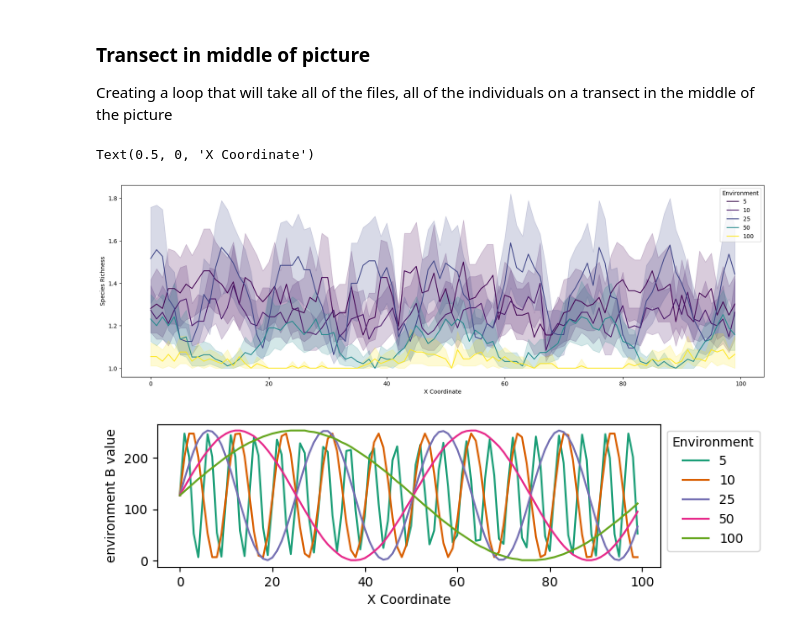
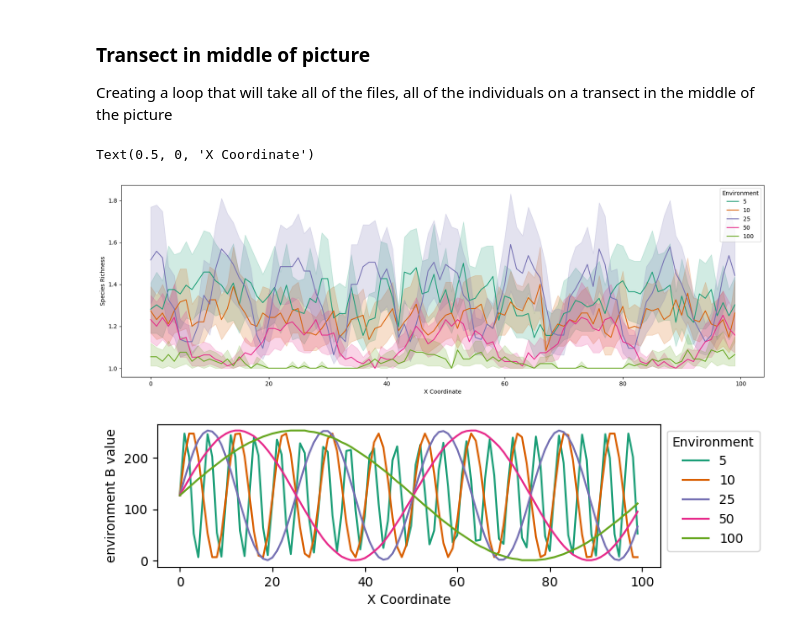
Before and after one commit to giuliabernardinieco/revosim-simulations, a Jupyter notebook: transects.ipynb, the cells around one changed output. Cells and saved outputs as stored; diff of their text form; code cells hidden in the pictures.

Commit message:
changing colour palette

```diff
--- a/transects.ipynb
+++ b/transects.ipynb
@@ -145,11 +145,11 @@ combined_colsin = pd.concat(all_sin, ignore_index=True)
 # %%
 ### create a plot of transect with confidence intervall
 plt.subplots(figsize=(20, 6))
-sns.lineplot( data = combined_transects, x = 'X coord', y = 'Species Richness', hue = 'Environment', palette = 'viridis')
+sns.lineplot( data = combined_transects, x = 'X coord', y = 'Species Richness', hue = 'Environment', palette = 'Dark2')
 plt.xlabel('X Coordinate')
 # %% [output]
 Text(0.5, 0, 'X Coordinate')
-[figure, old version]
+[figure, new version]
 # %%
 ### create a plot of colour with confidence intervall
 plt.subplots(figsize = (7, 2))
```
Also changed, not shown: parts of 1 cell of this notebook.
